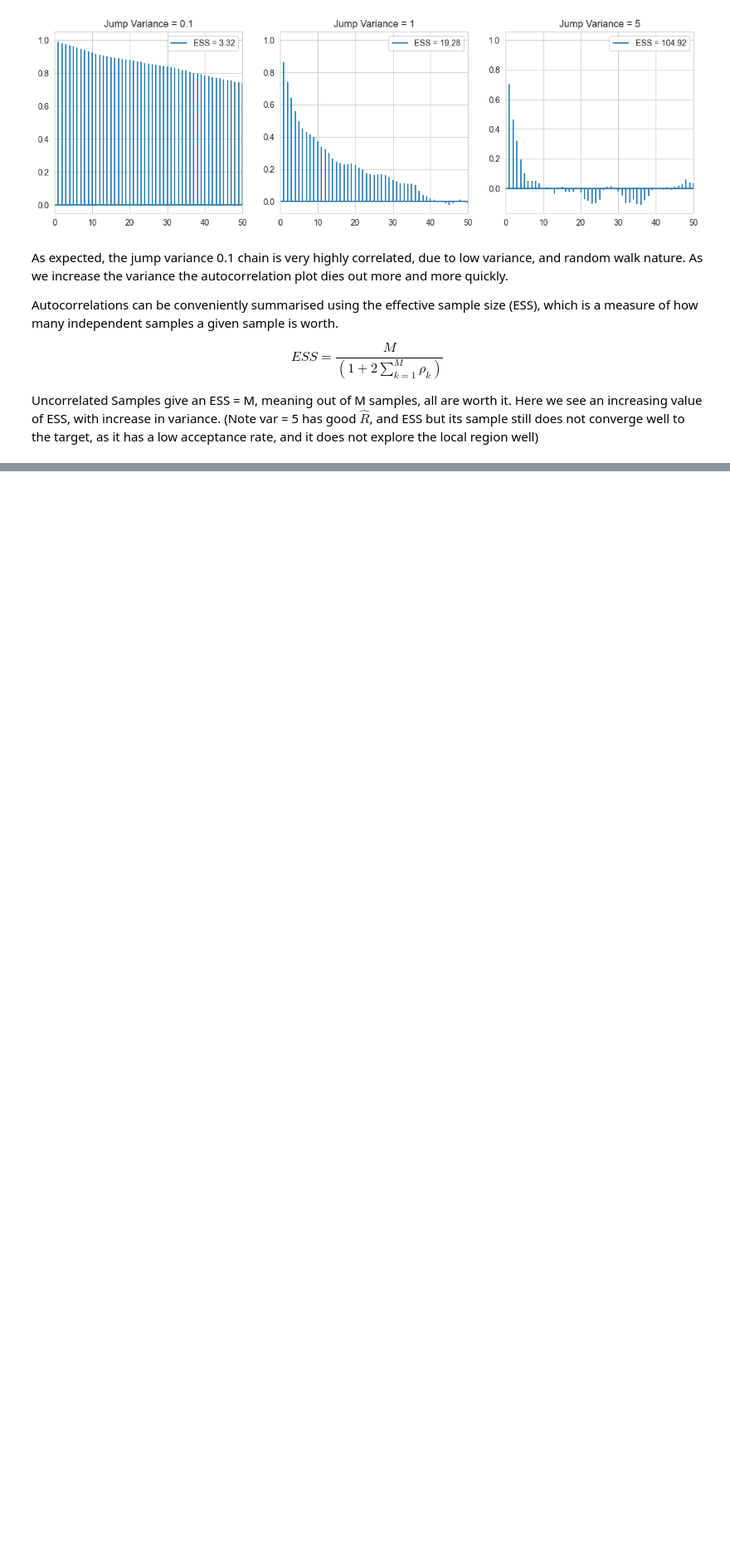
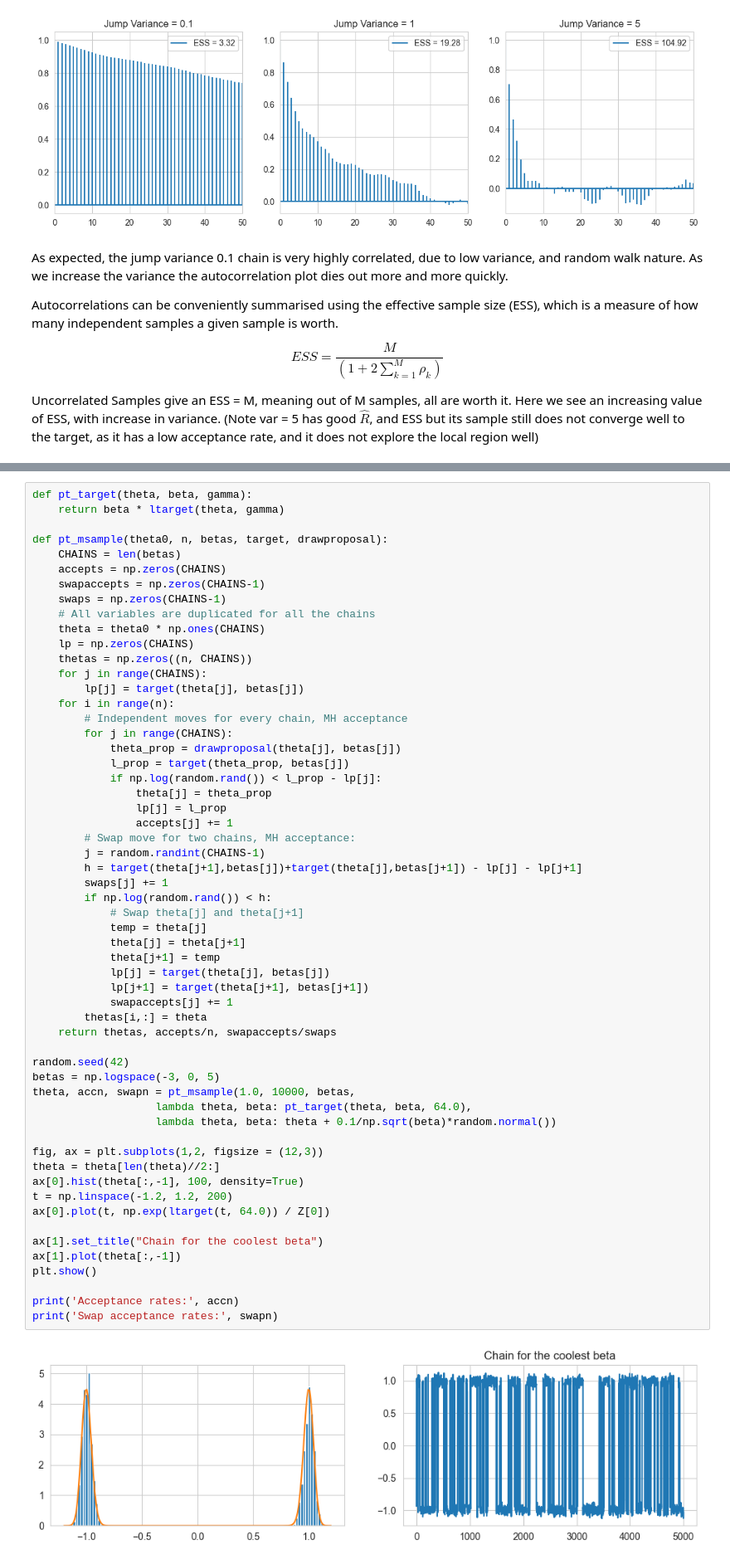
Before and after one commit to Gaurav17Joshi/CompStats, a Jupyter notebook: _build/html/_sources/notebooks/Simulation_Based_Inference/Metropolis_Hastings.ipynb, the cells around one changed output, grey strips where cells are left out. Shown: that part at 83% size. Cells and saved outputs as stored; diff of their text form; blank space fills up the shorter version.

```diff
--- a/_build/html/_sources/notebooks/Simulation_Based_Inference/Metropolis_Hastings.ipynb
+++ b/_build/html/_sources/notebooks/Simulation_Based_Inference/Metropolis_Hastings.ipynb
@@ -210,0 +318,59 @@ One clever way to sample Multimodal distributions is **Parallel Tempering**
+# %%
+def pt_target(theta, beta, gamma):
+    return beta * ltarget(theta, gamma)
+
+def pt_msample(theta0, n, betas, target, drawproposal):
+    CHAINS = len(betas)
+    accepts = np.zeros(CHAINS)
+    swapaccepts = np.zeros(CHAINS-1)
+    swaps = np.zeros(CHAINS-1)
+    # All variables are duplicated for all the chains
+    theta = theta0 * np.ones(CHAINS)
+    lp = np.zeros(CHAINS)
+    thetas = np.zeros((n, CHAINS))
+    for j in range(CHAINS):
+        lp[j] = target(theta[j], betas[j])
+    for i in range(n):
+        # Independent moves for every chain, MH acceptance
+        for j in range(CHAINS):
+            theta_prop = drawproposal(theta[j], betas[j])
+            l_prop = target(theta_prop, betas[j])
+            if np.log(random.rand()) < l_prop - lp[j]:
+                theta[j] = theta_prop
+                lp[j] = l_prop
+                accepts[j] += 1
+        # Swap move for two chains, MH acceptance:
+        j = random.randint(CHAINS-1)
+        h = target(theta[j+1],betas[j])+target(theta[j],betas[j+1]) - lp[j] - lp[j+1]
+        swaps[j] += 1
+        if np.log(random.rand()) < h:
+            # Swap theta[j] and theta[j+1]
+            temp = theta[j]
+            theta[j] = theta[j+1]
+            theta[j+1] = temp
+            lp[j] = target(theta[j], betas[j])
+            lp[j+1] = target(theta[j+1], betas[j+1])
+            swapaccepts[j] += 1
+        thetas[i,:] = theta
+    return thetas, accepts/n, swapaccepts/swaps
+
+random.seed(42)
+betas = np.logspace(-3, 0, 5)
+theta, accn, swapn = pt_msample(1.0, 10000, betas,
+                   lambda theta, beta: pt_target(theta, beta, 64.0),
+                   lambda theta, beta: theta + 0.1/np.sqrt(beta)*random.normal())
+
+fig, ax = plt.subplots(1,2, figsize = (12,3))
+theta = theta[len(theta)//2:]
+ax[0].hist(theta[:,-1], 100, density=True)
+t = np.linspace(-1.2, 1.2, 200)
+ax[0].plot(t, np.exp(ltarget(t, 64.0)) / Z[0])
+
+ax[1].set_title("Chain for the coolest beta")
+ax[1].plot(theta[:,-1])
+plt.show()
+
+print('Acceptance rates:', accn)
+print('Swap acceptance rates:', swapn)
+# %% [output]
+[figure, added]
```
Also changed, not shown: parts of 11 cells of this notebook, 35 other files.
